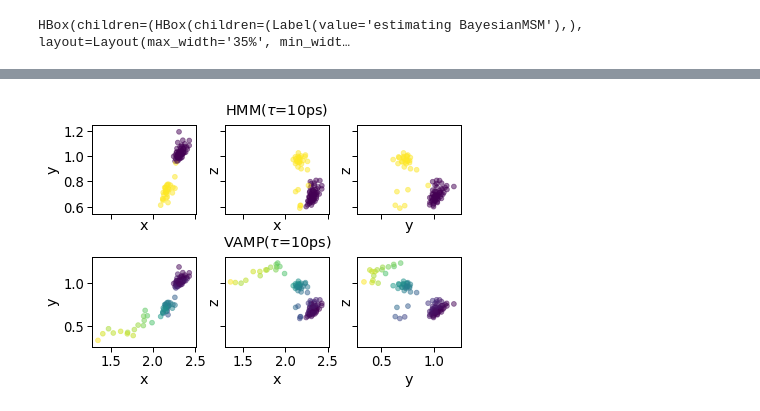
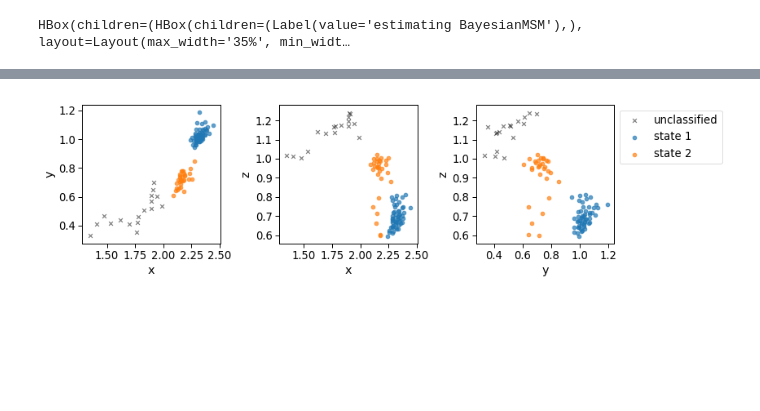
Before and after one commit to RobertArbon/water_diffusion, a Jupyter notebook: classification_explanation.ipynb, the cells around one changed output, grey strips where cells are left out. Saved outputs shown, nothing was run; the diff lists cells and outputs as text; code cells hidden in the pictures; blank space fills up the shorter version.

```diff
--- a/classification_explanation.ipynb
+++ b/classification_explanation.ipynb
@@ -166,0 +189,31 @@ with sns.plotting_context('paper', font_scale=1.5):
+# %%
+
+combs = list(combinations(range(3), 2))
+ccs = dtrajs_obj.clustercenters
+
+with sns.plotting_context('paper', font_scale=1.5):
+    ncols= len(combs)
+    fig, axes = plt.subplots(nrows=1, ncols=ncols, figsize=(6*(ncols-1),4))
+    obs = hmm10.observable_set
+    non_obs = np.array([x for x in range(ccs.shape[0]) if not x in obs])
+
+    mas = hmm10.metastable_assignments
+    n_states = np.max(mas)+1
+    for j in range(len(combs)):
+        axes[j].scatter(x = ccs[non_obs, combs[j][0]], y = ccs[non_obs, combs[j][1]],
+                          c='k',marker='x', alpha=0.5, label='unclassified')
+        for i in range(n_states):
+            obs_idx = obs[np.where(mas==i)[0]]
+            axes[j].scatter(x = ccs[obs_idx, combs[j][0]], y = ccs[obs_idx, combs[j][1]],
+                          alpha=0.7, label='state {}'.format(i+1))
+
+        axes[j].set_ylabel(axis[combs[j][1]])
+        axes[j].set_xlabel(axis[combs[j][0]])
+        ratio = 1
+        axes[j].set_aspect(1.0/axes[j].get_data_ratio()*ratio)
+
+    axes[-1].legend(bbox_to_anchor=(1,1), loc='upper left')
+    plt.tight_layout()
+    plt.savefig('images/hmm-classification-slice-{}.png'.format(idx), bbox_inches='tight', dpi=450)
+# %% [output]
+[figure, added]
@@ -167,26 +222,23 @@ with sns.plotting_context('paper', font_scale=1.5):
 # %%
 
-combs = list(combinations(range(3), 2))
-ccs = dtrajs_obj.clustercenters
-with sns.plotting_context('paper', font_scale=1.5):
-    fig, axes = plt.subplots(nrows=len(mms), ncols=len(combs), sharex='col', sharey='row')
-    for i in range(len(mms)):
-        if i < len(mms)/2:
-            idxs = mms[i].observable_set
-            cols = mms[i].metastable_assignments
-        else:
-            cols = mms[i].transform(ccs)[:, 0]
-            idxs = np.arange(cols.shape[0])
-        if cols[0] < 0: cols = cols*(-1)
-        for j in range(len(combs)):
-            axes[i, j].scatter(x = ccs[idxs, combs[j][0]], y = ccs[idxs, combs[j][1]],
-                              c=cols, alpha=0.5)
-            axis = ['x', 'y', 'z']
+# combs = list(combinations(range(3), 2))
+# ccs = dtrajs_obj.clustercenters
+# with sns.plotting_context('paper', font_scale=1.5):
+#     fig, axes = plt.subplots(nrows=len(mms), ncols=len(combs), sharex='col', sharey='row')
+#     for i in range(len(mms)):
+#         if i < len(mms)/2:
+#             idxs = mms[i].observable_set
+#             cols = mms[i].metastable_assignments
+#         else:
+#             cols = mms[i].transform(ccs)[:, 0]
+#             idxs = np.arange(cols.shape[0])
+#         if cols[0] < 0: cols = cols*(-1)
+#         for j in range(len(combs)):
+#             axes[i, j].scatter(x = ccs[idxs, combs[j][0]], y = ccs[idxs, combs[j][1]],
+#                               c=cols, alpha=0.5)
 
-            axes[i, j].set_ylabel(axis[combs[j][1]])
-            axes[i, j].set_xlabel(axis[combs[j][0]])
-            if j == 1:
-                axes[i, j].set_title(titles[i], pad=10)
-    plt.tight_layout(h_pad=0.1, w_pad=0.1, pad=0.1)
+#             axes[i, j].set_ylabel(axis[combs[j][1]])
+#             axes[i, j].set_xlabel(axis[combs[j][0]])
+#             if j == 1:
+#                 axes[i, j].set_title(titles[i], pad=10)
+#     plt.tight_layout(h_pad=0.1, w_pad=0.1, pad=0.1)
-# %% [output]
-[figure, removed]
```
Also changed, not shown: parts of 13 cells of this notebook.
